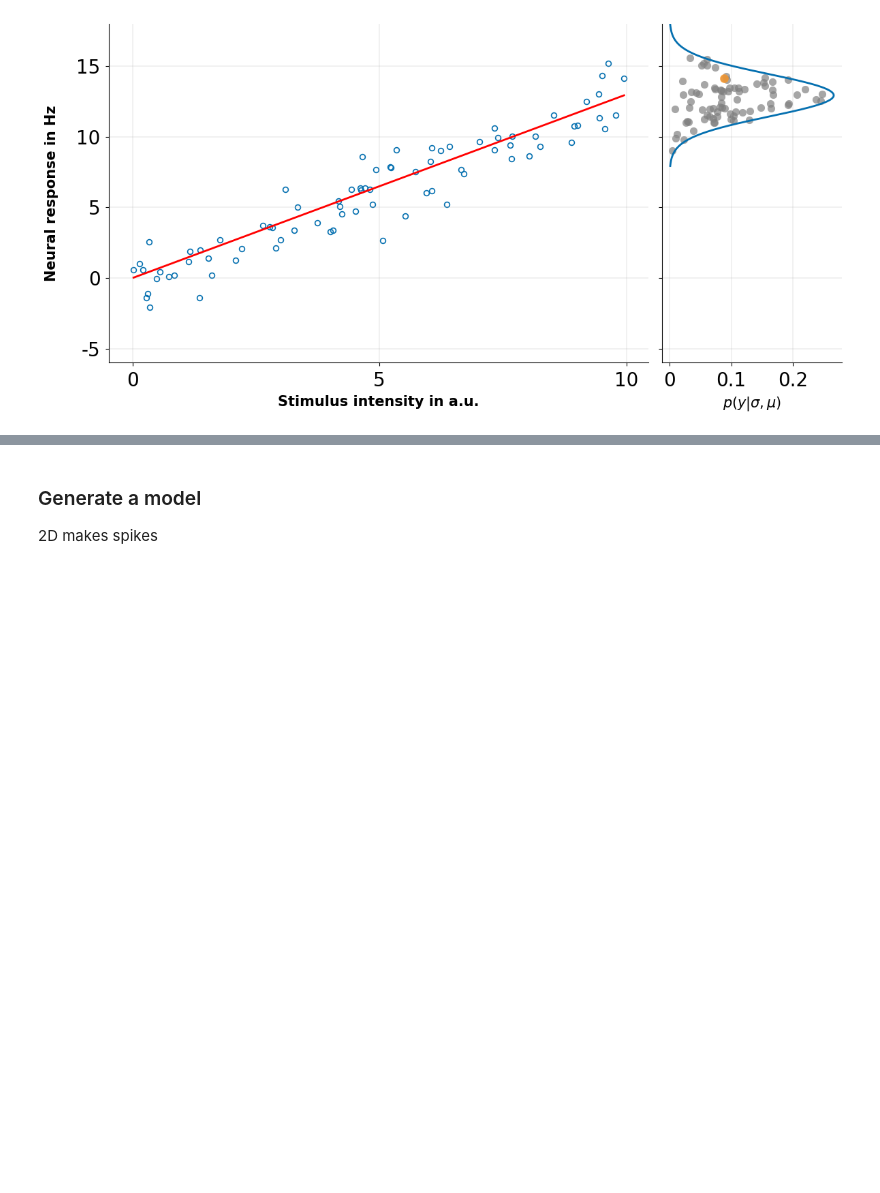
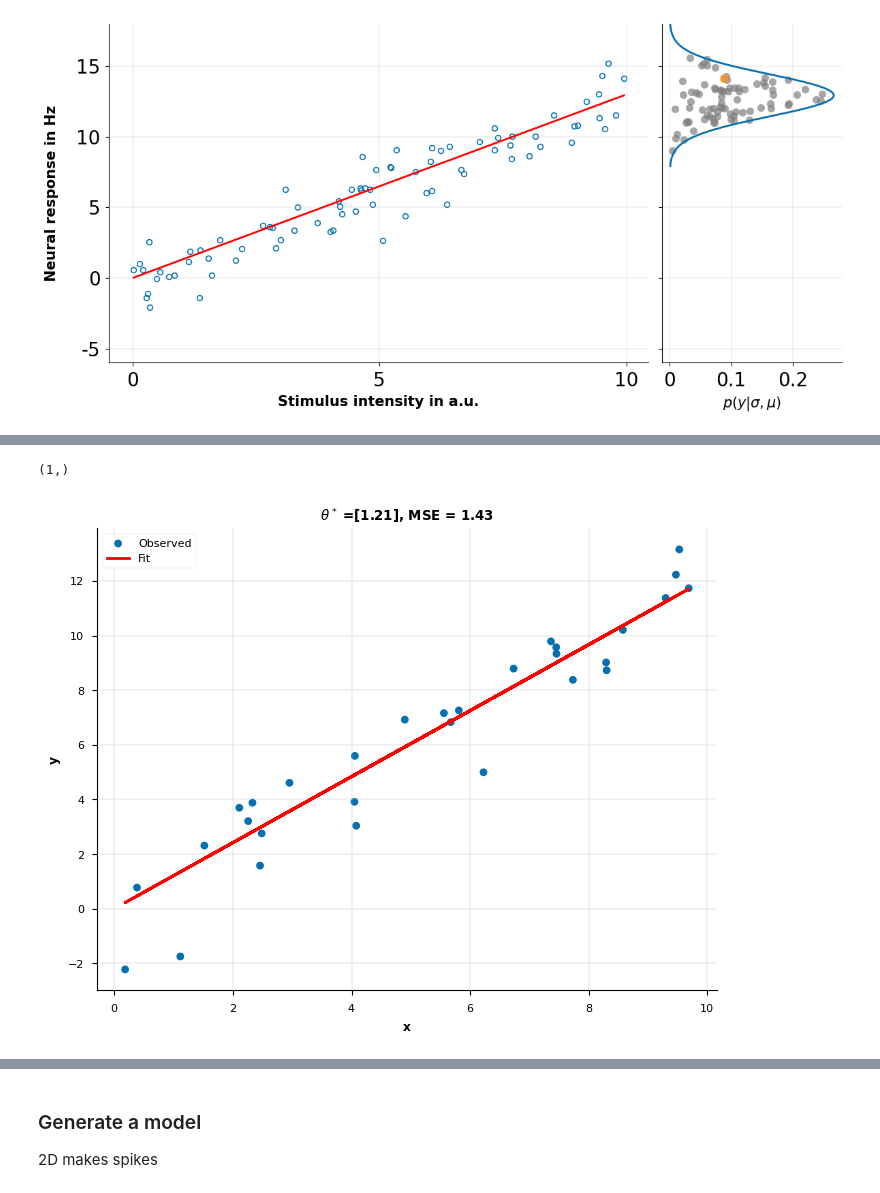
Before and after one commit to comp-neural-circuits/intro-to-comp-neuro, a Jupyter notebook: notebooks/Exc_11/notebook_11.ipynb, the cells around one changed output, grey strips where cells are left out. Drawn from its saved outputs; the diff is of its cells as text; code cells hidden in the pictures; blank space fills up the shorter version.

```diff
--- a/notebooks/Exc_11/notebook_11.ipynb
+++ b/notebooks/Exc_11/notebook_11.ipynb
@@ -696,0 +557,33 @@ plot_MSE_poly_fits(mse_train, mse_test, max_order)
+# %%
+def solve_normal_eqn(X, y):
+    # Compute theta_hat using OLS
+    theta_star = np.linalg.inv(X.T @ X) @ X.T @ y
+
+    return theta_star[:,0]
+# %%
+def solve_normal_equ_and_plot(X,y):
+
+    theta_star = solve_normal_eqn(X, y)
+    print (theta_star.shape)
+
+    x_plot = X
+    if x_plot.shape[1] > 1:
+        x_plot = X[:,1]
+
+    y_star = np.sum(X*theta_star,axis=1) # we do the sum here so that we can use the same function later on
+
+
+    fig, ax = plt.subplots()
+    ax.scatter(x_plot, y, label='Observed')  # our data scatter plot
+    ax.plot(x_plot, y_star, color='r', label='Fit')  # our estimated model
+    ax.set(
+      title=fr"$\theta^*$ ={np.round(theta_star,2)}, MSE = {np.round(np.mean((y - y_hat)**2),2)}",
+      xlabel='x',
+      ylabel='y'
+    )
+    ax.legend()
+# %%
+solve_normal_equ_and_plot(x,y)
+# %% [output]
+(1,)
+[figure, added]
```
Also changed, not shown: parts of 42 cells of this notebook, 2 other files.
